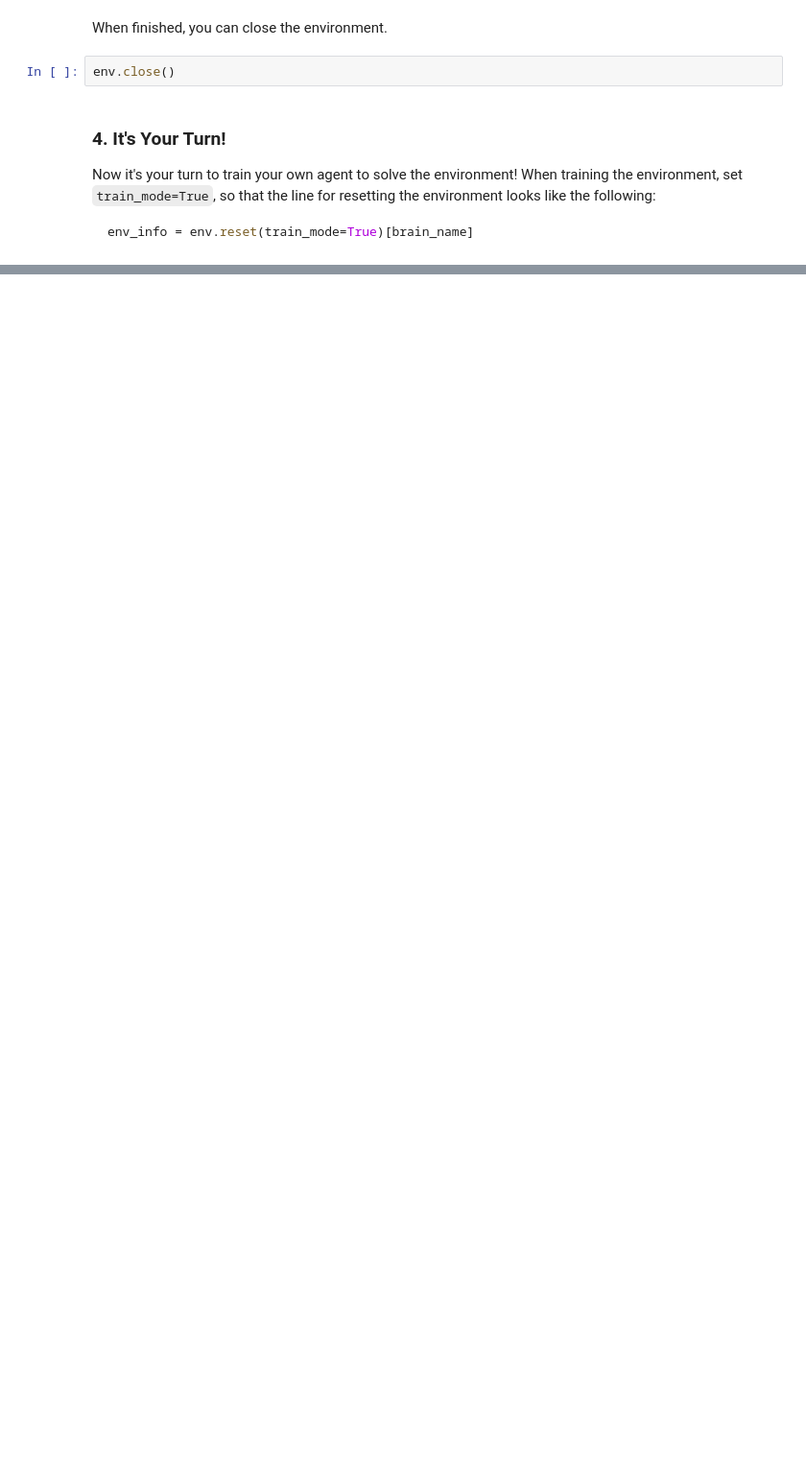
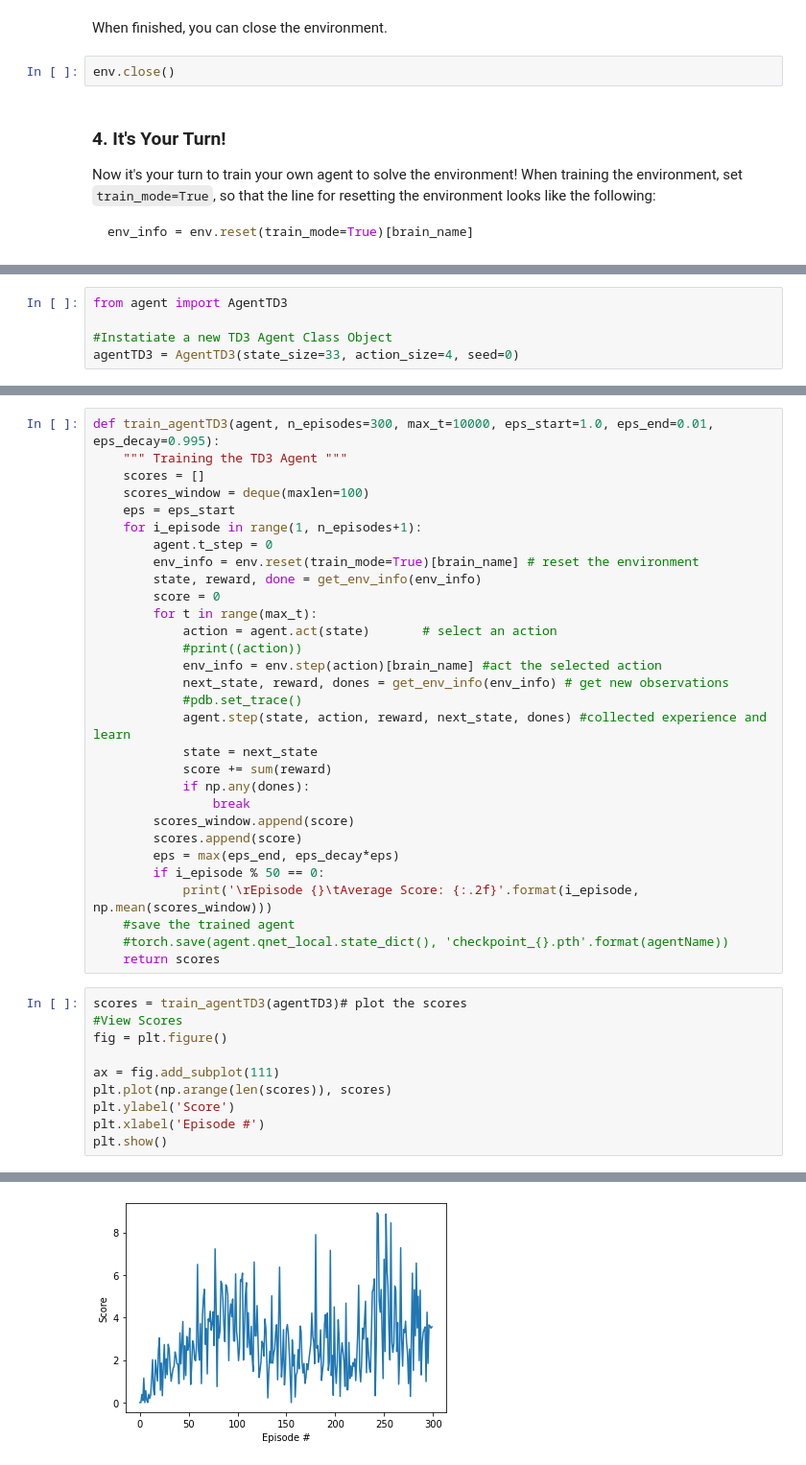
Before and after one commit to guzjdr/p2_continuous_control_DeepRLND, a Jupyter notebook: Continuous_Control.ipynb, the cells around one changed output, grey strips where cells are left out. Shown: that part at 96% size. Cells and saved outputs as stored; diff of their text form; blank space fills up the shorter version.

Commit message:
Exp0: Single TD3 Agent

```diff
--- a/Continuous_Control.ipynb
+++ b/Continuous_Control.ipynb
@@ -131,0 +143,5 @@ env_info = env.reset(train_mode=True)[brain_name]
+# %%
+from agent import AgentTD3
+
+#Instatiate a new TD3 Agent Class Object
+agentTD3 = AgentTD3(state_size=33, action_size=4, seed=0)
@@ -131,0 +155,41 @@ env_info = env.reset(train_mode=True)[brain_name]
+# %%
+def train_agentTD3(agent, n_episodes=300, max_t=10000, eps_start=1.0, eps_end=0.01, eps_decay=0.995):
+    """ Training the TD3 Agent """
+    scores = []
+    scores_window = deque(maxlen=100)
+    eps = eps_start
+    for i_episode in range(1, n_episodes+1):
+        agent.t_step = 0
+        env_info = env.reset(train_mode=True)[brain_name] # reset the environment
+        state, reward, done = get_env_info(env_info)
+        score = 0
+        for t in range(max_t):
+            action = agent.act(state)       # select an action
+            #print((action))
+            env_info = env.step(action)[brain_name] #act the selected action
+            next_state, reward, dones = get_env_info(env_info) # get new observations
+            #pdb.set_trace()
+            agent.step(state, action, reward, next_state, dones) #collected experience and learn
+            state = next_state
+            score += sum(reward)
+            if np.any(dones):
+                break
+        scores_window.append(score)
+        scores.append(score)
+        eps = max(eps_end, eps_decay*eps)
+        if i_episode % 50 == 0:
+            print('\rEpisode {}\tAverage Score: {:.2f}'.format(i_episode, np.mean(scores_window)))
+    #save the trained agent
+    #torch.save(agent.qnet_local.state_dict(), 'checkpoint_{}.pth'.format(agentName))
+    return scores
+# %%
+scores = train_agentTD3(agentTD3)# plot the scores
+#View Scores
+fig = plt.figure()
+
+ax = fig.add_subplot(111)
+plt.plot(np.arange(len(scores)), scores)
+plt.ylabel('Score')
+plt.xlabel('Episode #')
+plt.show()
+# %% [output]
@@ -131,0 +202 @@ env_info = env.reset(train_mode=True)[brain_name]
+[figure, added]
```
Also changed, not shown: parts of 8 cells of this notebook, 5 other files.
